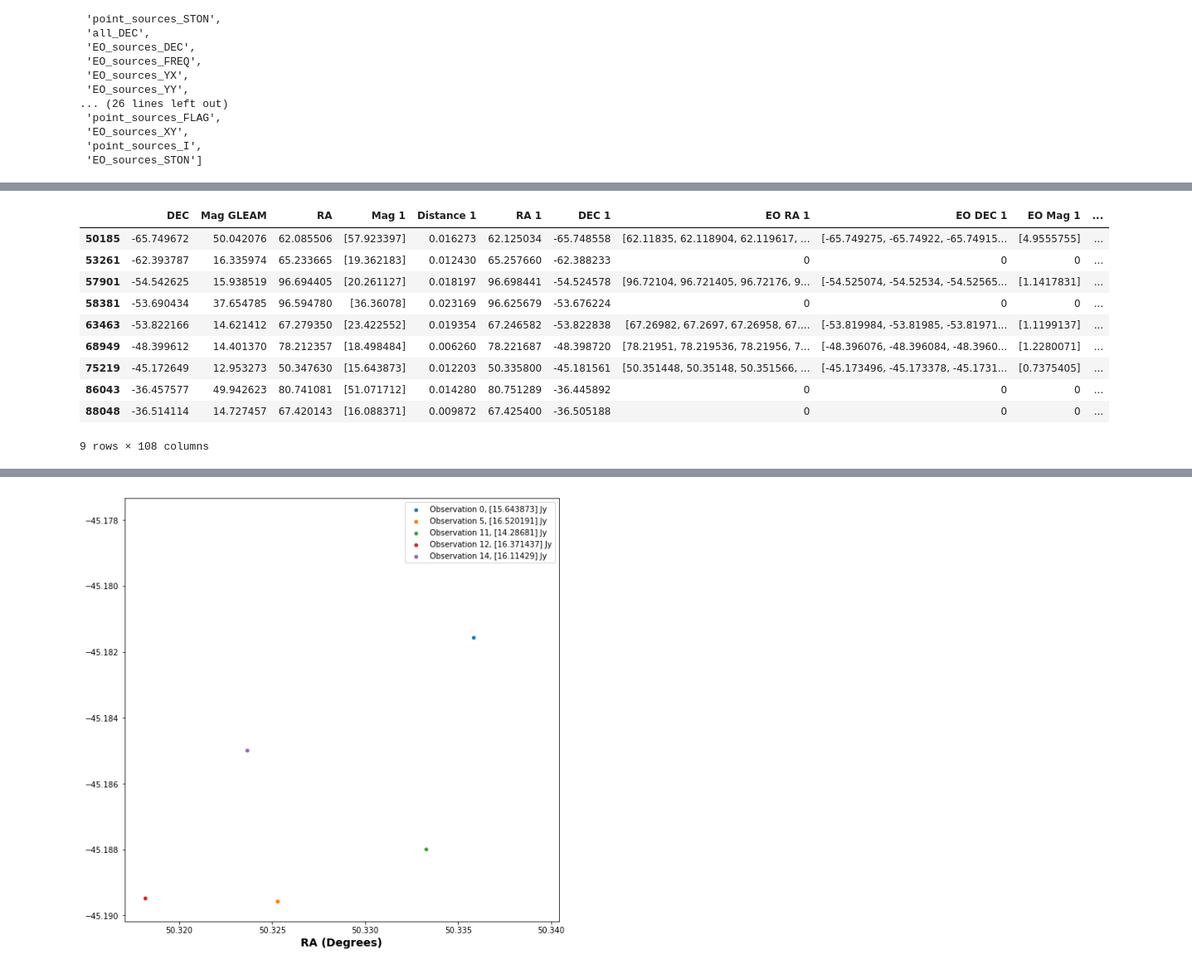
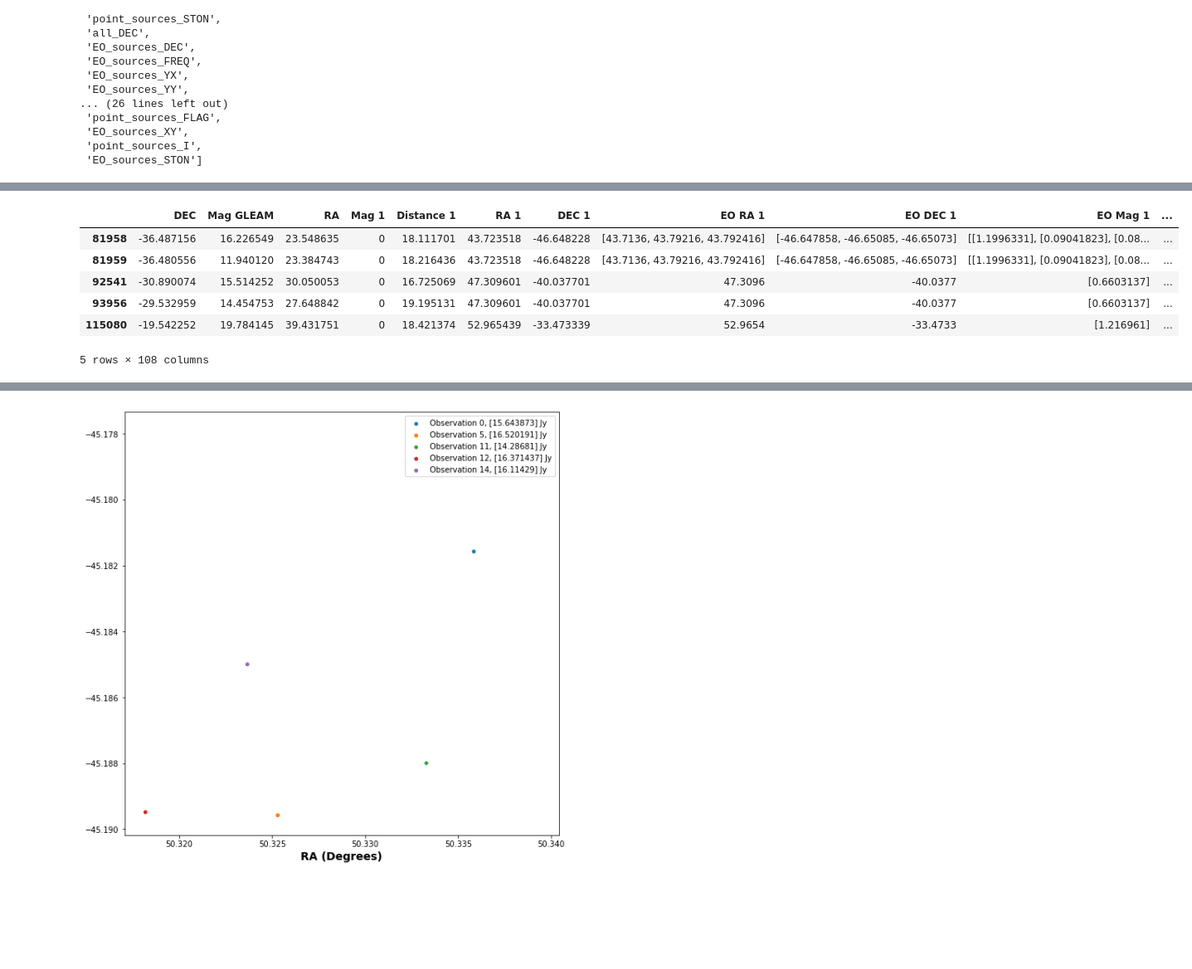
Before and after one commit to kelceydavis33/uwashchamp2019, a Jupyter notebook: GLEAM_Matching.ipynb, the cells around one changed output, grey strips where cells are left out. Shown at 83% size. Cells and saved outputs as stored; diff of their text form; code cells hidden in the pictures; blank space fills up the shorter version.

```diff
--- a/GLEAM_Matching.ipynb
+++ b/GLEAM_Matching.ipynb
@@ -321,7 +323,6 @@ paths = glob.glob(directory + '*.sav')
 GLEAM_path = '/home/kelcey/hera/Washington/GLEAM_v2_plus_rlb2019.sav'
 GLEAM_data = clst.collector(GLEAM_path)
 GLEAM_seek = seeker_catalog(GLEAM_data)
-directory = '/home/kelcey/hera/Washington/uwashchamp2019/source_array_data/'
 # %%
 GLEAM_seek.keys()
 # %% [output]
@@ -351,20 +345,0 @@ This is a step-by-step walk through of the below function. The function should r
-# %%
-#mags = match_data.loc[i]
-
-eo_ras = match_data.loc[115080][0::5][1:]
-eo_decs = match_data.loc[115080][1::5][1:]
-eo_mags = match_data.loc[115080][2::5][1:]
-mags = match_data.loc[115080][3::5]
-colors = np.random.choice(cols, len(eo_ras))
-n = 0
-for i in range(0, len(mags)):
-    n = n+1
-    if mags[i] != 0:
-        plt.figure()
-        plt.scatter(eo_ras[i], eo_decs[i],marker = 'x', color = colors[i], s = eo_mags[i],
-                    label = 'Observation {}'.format(n))
-        plt.xlim(49.7, 50.8)
-        plt.ylim(-38, -36)
-        plt.xlabel('RA (deg)')
-        plt.ylabel('DEC (deg)')
-        plt.legend();
@@ -410,8 +397,6 @@ def match_to_gleam(directory, GLEAM_seek):
         #Collect the data for each path
         n = n + 1
         data = clst.collector(path)
-        data_seek = clst.seeker(data)
-        #imag = np.array(data_seek['point_sources_I'][0])
 
         eo = []
         eo_ra = []
@@ -421,28 +406,28 @@ def match_to_gleam(directory, GLEAM_seek):
         i_mag = []
         EO_imag = []
 
-        data = clst.collector(path)
         d_s = data['data'][0]['source_array']
 
         for d in d_s:
             if d['EXTEND'] is None:
                 ps_RA.append(d['RA'])
                 ps_DEC.append(d['DEC'])
-                EO_imag.append(0)
-                eo_ra.append(0)
-                eo_dec.append(0)
+                EO_imag.append(d['FLUX']['I'])
+                eo_ra.append(d['RA'])
+                eo_dec.append(d['DEC'])
                 i_mag.append(d['FLUX']['I'])
 
             else:
                 ps_RA.append(d['RA'])
                 ps_DEC.append(d['DEC'])
                 EOmags = []
-                for i in range(0, d['EXTEND'][0]['FLUX'].shape[0]):
-                    EOmags.append(d['EXTEND'][0]['FLUX'][i]['I'])
+                for i in range(0, d['EXTEND']['FLUX'].shape[0]):
+                    EOmags.append(d['EXTEND']['FLUX'][i]['I'])
                 EO_imag.append(np.array(EOmags))
                 eo_ra.append(d['EXTEND']['RA'])
                 eo_dec.append(d['EXTEND']['DEC'])
                 i_mag.append(d['FLUX']['I'])
+
         #Match this path with the GLEAM catalog
         #idx: an array of indices corresponding to matches
         #d2d: the two dimensional distances between these matches
@@ -452,19 +437,16 @@ def match_to_gleam(directory, GLEAM_seek):
         c = SkyCoord(ra=ra_gleam*u.deg, dec=dec_gleam*u.deg)
         idx, d2d, d3d = c.match_to_catalog_sky(catalog)
 
-
         #Possible source of error because the below statement is worded a little strange
         #Only return matches within one degree
         mags = []
         imags = np.array(i_mag)[idx]
         nums = np.arange(0, len(idx))
         for num in nums:
-            if (d2d[num] < (0.05*u.deg)) and ((imags[num] > imag_gleam[num] + (3/4)*imag_gleam[num]) or (imags[num] > (3/4)*imag_gleam[num])):
+            if (d2d[num] < (0.1*u.deg)) and ((imags[num] > imag_gleam[num] + (3/4)*imag_gleam[num]) or (imags[num] > (3/4)*imag_gleam[num])):
                 mags.append(imags[num])
             else:
                 mags.append(0)
-
-
 
         #Add a new column to the data frame with the information from this path
         s_mag = pd.Series(mags)
@@ -504,17 +486,13 @@ table
 307458 rows × 108 columns
 # %%
-mgs= np.array(table['Mag 1'])
+mgs= np.array(table['Mag 12'])
 i = mgs>15
 table.loc[i]
 # %% [output]
 |  | DEC | Mag GLEAM | RA | Mag 1 | Distance 1 | RA 1 | DEC 1 | EO RA 1 | EO DEC 1 | EO Mag 1 | ... |
-| 50185 | -65.749672 | 50.042076 | 62.085506 | [57.923397] | 0.016273 | 62.125034 | -65.748558 | [62.11835, 62.118904, 62.119617, ... | [-65.749275, -65.74922, -65.74915... | [4.9555755] | ... |
-| 53261 | -62.393787 | 16.335974 | 65.233665 | [19.362183] | 0.012430 | 65.257660 | -62.388233 | 0 | 0 | 0 | ... |
-| 57901 | -54.542625 | 15.938519 | 96.694405 | [20.261127] | 0.018197 | 96.698441 | -54.524578 | [96.72104, 96.721405, 96.72176, 9... | [-54.525074, -54.52534, -54.52565... | [1.1417831] | ... |
-| 58381 | -53.690434 | 37.654785 | 96.594780 | [36.36078] | 0.023169 | 96.625679 | -53.676224 | 0 | 0 | 0 | ... |
-| 63463 | -53.822166 | 14.621412 | 67.279350 | [23.422552] | 0.019354 | 67.246582 | -53.822838 | [67.26982, 67.2697, 67.26958, 67.... | [-53.819984, -53.81985, -53.81971... | [1.1199137] | ... |
-| 68949 | -48.399612 | 14.401370 | 78.212357 | [18.498484] | 0.006260 | 78.221687 | -48.398720 | [78.21951, 78.219536, 78.21956, 7... | [-48.396076, -48.396084, -48.3960... | [1.2280071] | ... |
-| 75219 | -45.172649 | 12.953273 | 50.347630 | [15.643873] | 0.012203 | 50.335800 | -45.181561 | [50.351448, 50.35148, 50.351566, ... | [-45.173496, -45.173378, -45.1731... | [0.7375405] | ... |
-| 86043 | -36.457577 | 49.942623 | 80.741081 | [51.071712] | 0.014280 | 80.751289 | -36.445892 | 0 | 0 | 0 | ... |
-| 88048 | -36.514114 | 14.727457 | 67.420143 | [16.088371] | 0.009872 | 67.425400 | -36.505188 | 0 | 0 | 0 | ... |
+| 81958 | -36.487156 | 16.226549 | 23.548635 | 0 | 18.111701 | 43.723518 | -46.648228 | [43.7136, 43.79216, 43.792416] | [-46.647858, -46.65085, -46.65073] | [[1.1996331], [0.09041823], [0.08... | ... |
+| 81959 | -36.480556 | 11.940120 | 23.384743 | 0 | 18.216436 | 43.723518 | -46.648228 | [43.7136, 43.79216, 43.792416] | [-46.647858, -46.65085, -46.65073] | [[1.1996331], [0.09041823], [0.08... | ... |
+| 92541 | -30.890074 | 15.514252 | 30.050053 | 0 | 16.725069 | 47.309601 | -40.037701 | 47.3096 | -40.0377 | [0.6603137] | ... |
+| 93956 | -29.532959 | 14.454753 | 27.648842 | 0 | 19.195131 | 47.309601 | -40.037701 | 47.3096 | -40.0377 | [0.6603137] | ... |
+| 115080 | -19.542252 | 19.784145 | 39.431751 | 0 | 18.421374 | 52.965439 | -33.473339 | 52.9654 | -33.4733 | [1.216961] | ... |
-9 rows × 108 columns
+5 rows × 108 columns
```
Also changed, not shown: parts of 33 cells of this notebook.
